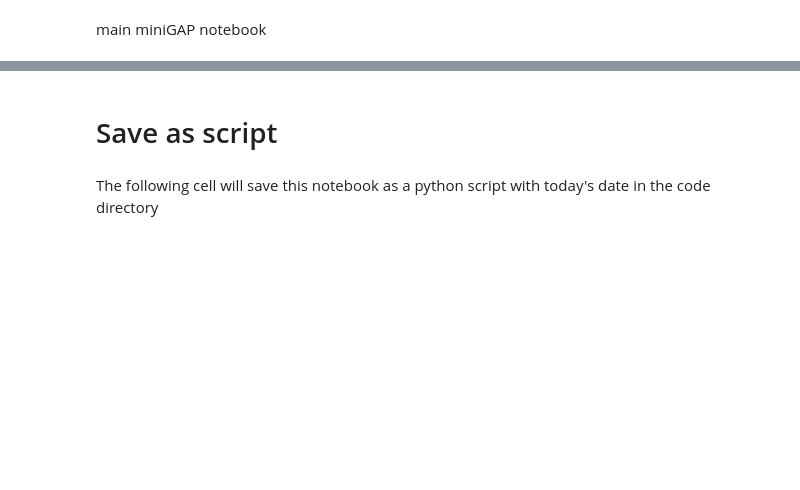
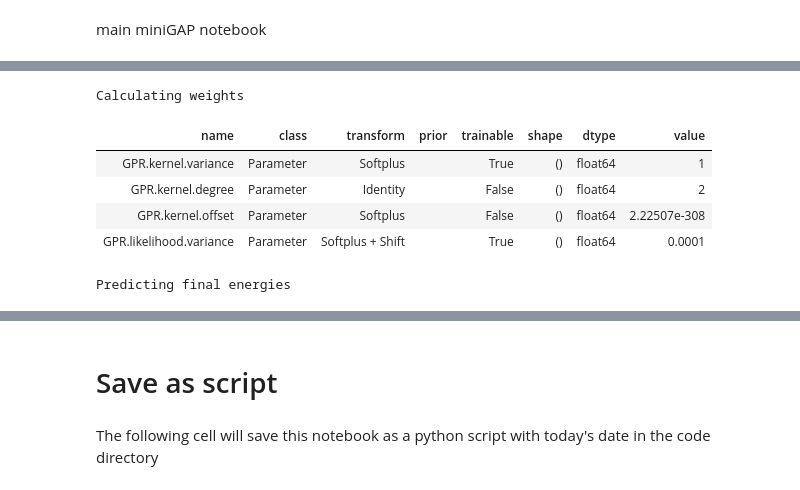
Before and after one commit to alvarovm/minigap, a Jupyter notebook: notebooks/miniGAP_minimal.ipynb, the cells around one changed output, grey strips where cells are left out. Drawn from its saved outputs; the diff is of its cells as text; code cells hidden in the pictures; blank space fills up the shorter version.

```diff
--- a/notebooks/miniGAP_minimal.ipynb
+++ b/notebooks/miniGAP_minimal.ipynb
@@ -941,0 +728,76 @@ if s.use_forces:
+# %%
+
+TimeBeforeWeights = time.time()
+print("Calculating weights")
+
+if s.my_priority == "efficiency" and s.sparse_gpflow == True:
+    gpr_model =gpr_model
+elif s.my_priority == "consistency":
+    if s.sparse_gpflow:
+        gpr_model = gpflow.models.SGPR(data=(train_sps, train_ens), kernel=kernel, noise_variance = gpr_model.likelihood.variance, inducing_variable  = sparse_train_sps)
+    else:
+        gpr_model = gpflow.models.GPR( data=(train_sps, train_ens), kernel=kernel, noise_variance = gpr_model.likelihood.variance)
+
+print_summary(gpr_model)
+
+if s.sparse_gpflow:
+    if s.prediction_calculation in ("direct", "cholesky"):
+        print("Alert: {} prediction approach not implemented for sparse model. Using alpha approach instead.".format(s.prediction_calculation))
+        trained_weights = gpr_model.posterior().alpha
+    elif s.prediction_calculation == "alpha":
+        print("Attempting to calculate trained weights using alpha method for sparse gpr model.")
+        trained_weights = gpr_model.posterior().alpha
+        print("Successfully calculated trained weights using alpha method for sparse gpr model.")
+else:
+    if s.prediction_calculation in ("direct", "cholesky"):
+        KNN = gpr_model.kernel(train_sps)
+        KNN_diag = tf.linalg.diag_part(KNN)
+        variance_diag = tf.fill(tf.shape(KNN_diag), gpr_model.likelihood.variance)
+        KNN_plus_variance = tf.linalg.set_diag(KNN, KNN_diag + variance_diag)
+        if s.prediction_calculation == "direct":
+            KNN_inv =  tf.linalg.inv(KNN_plus_variance)
+            trained_weights = tf.matmul(KNN_inv, train_ens)
+        else:
+            LNN = tf.linalg.cholesky(KNN_plus_variance)
+            LNN_inv = tf.linalg.inv(LNN)
+            KNN_inv_from_L = tf.matmul(LNN_inv, LNN_inv,transpose_a=True)
+            trained_weights = tf.matmul(KNN_inv_from_L, train_ens)
+    elif s.prediction_calculation == "alpha":
+        print("ERROR: alpha not implemented for gpflow GPR. Skipping prediction")
+
+TimeAfterTraining = time.time()
+
+
+with tf.GradientTape(watch_accessed_variables=False) as tape_sps:
+    tape_sps.watch(test_sps)
+    print("Predicting final energies")
+    if s.prediction_calculation == "predict_f":
+        predict_ens, predict_ens_var = gpr_model.predict_f(test_sps)
+    else:
+        if s.sparse_gpflow:
+            predict_ens = tf.reshape( predict_energies_from_weights_tf(trained_weights, sparse_train_sps, test_sps, degree), [-1,1])
+        else:
+            predict_ens = tf.reshape( predict_energies_from_weights_tf(trained_weights,        train_sps, test_sps, degree), [-1,1])
+
+test_ens_rescaled = ens_scaler.inverse_transform(test_ens)
+predict_ens_rescaled = ens_scaler.inverse_transform(predict_ens)
+if s.prediction_calculation == "predict_f":
+    predict_ens_var_rescaled =  np.array(predict_ens_var * ens_scaler.scale_ **2)
+
+if s.use_forces:
+    print("Predicting final forces")
+    predict_d_ens = tape_sps.gradient(predict_ens, test_sps)
+    predict_frcs = -1*np.einsum('ijk,ik->ij', test_dsp_dx, predict_d_ens) * n_atoms
+
+    test_frcs_rescaled = test_frcs * ens_scaler.scale_
+    predict_frcs_rescaled = predict_frcs * ens_scaler.scale_
+
+TimeAfterPrediction = time.time()
+# %% [output]
+Calculating weights
+| name | class | transform | prior | trainable | shape | dtype | value |
+| GPR.kernel.variance | Parameter | Softplus |  | True | () | float64 | 1 |
+| GPR.kernel.degree | Parameter | Identity |  | False | () | float64 | 2 |
+| GPR.kernel.offset | Parameter | Softplus |  | False | () | float64 | 2.22507e-308 |
+| GPR.likelihood.variance | Parameter | Softplus + Shift |  | True | () | float64 | 0.0001 |
+Predicting final energies
```
Also changed, not shown: parts of 71 cells of this notebook, 6 other files.
